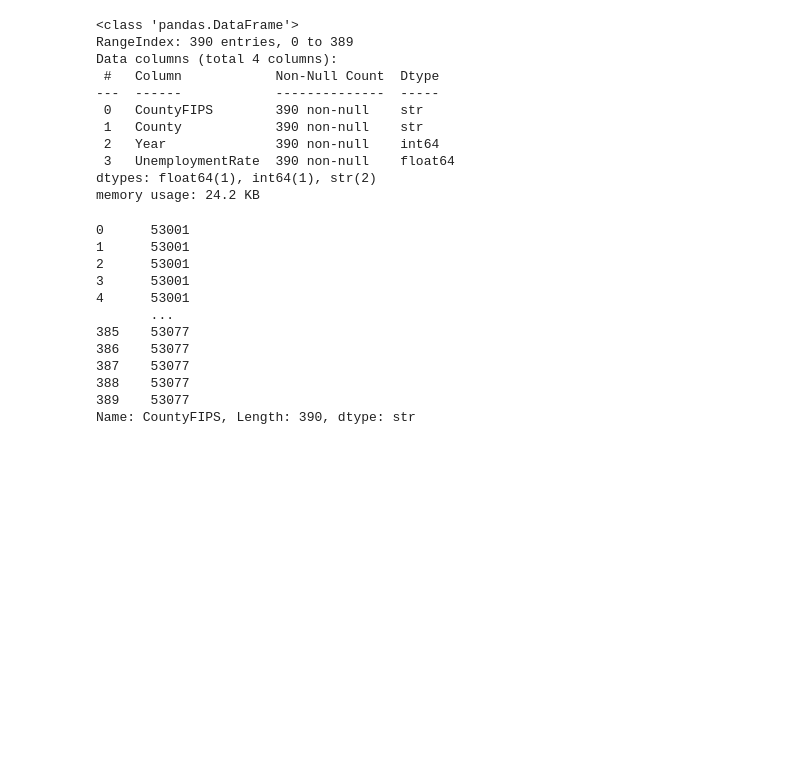
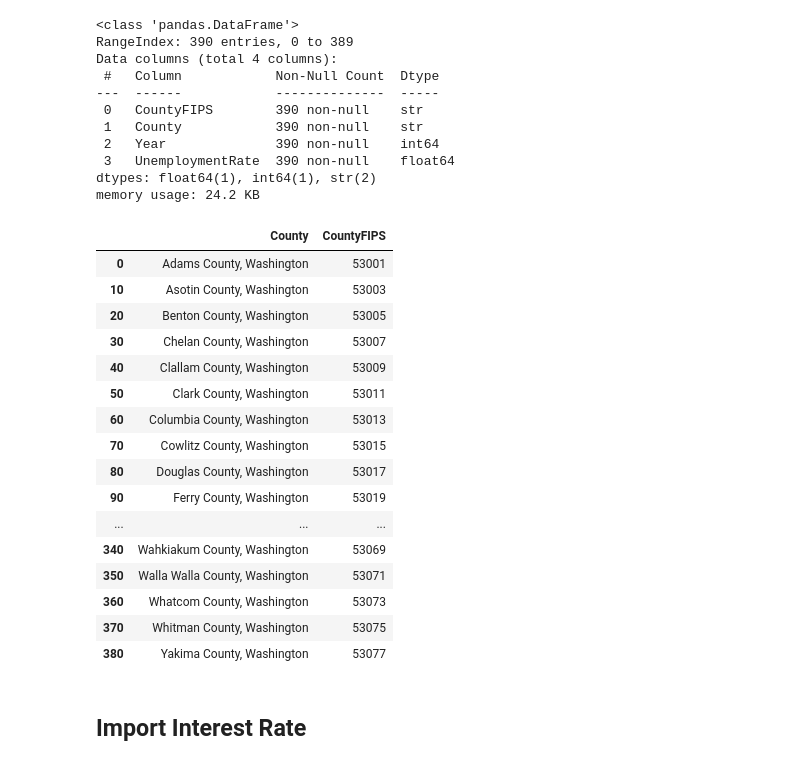
Before and after one commit to binay8/wa-housing, a Jupyter notebook: code/01_data_preparation.ipynb, the cells around one changed output. Saved outputs shown, nothing was run; the diff lists cells and outputs as text; code cells hidden in the pictures; blank space fills up the shorter version.

```diff
--- a/code/01_data_preparation.ipynb
+++ b/code/01_data_preparation.ipynb
@@ -302,17 +325,24 @@ Data columns (total 4 columns):
 dtypes: float64(1), int64(1), str(2)
 memory usage: 24.2 KB
 # %%
-unemployment_rates['CountyFIPS']
+unemployment_rates[['County','CountyFIPS']].drop_duplicates()
 # %% [output]
-0      53001
-1      53001
-2      53001
-3      53001
-4      53001
-       ...
-385    53077
-386    53077
-387    53077
-388    53077
-389    53077
-Name: CountyFIPS, Length: 390, dtype: str
+|  | County | CountyFIPS |
+| 0 | Adams County, Washington | 53001 |
+| 10 | Asotin County, Washington | 53003 |
+| 20 | Benton County, Washington | 53005 |
+| 30 | Chelan County, Washington | 53007 |
+| 40 | Clallam County, Washington | 53009 |
+| 50 | Clark County, Washington | 53011 |
+| 60 | Columbia County, Washington | 53013 |
+| 70 | Cowlitz County, Washington | 53015 |
+| 80 | Douglas County, Washington | 53017 |
+| 90 | Ferry County, Washington | 53019 |
+| ... | ... | ... |
+| 340 | Wahkiakum County, Washington | 53069 |
+| 350 | Walla Walla County, Washington | 53071 |
+| 360 | Whatcom County, Washington | 53073 |
+| 370 | Whitman County, Washington | 53075 |
+| 380 | Yakima County, Washington | 53077 |
+# %% [markdown]
+## Import Interest Rate
```
Also changed, not shown: parts of 7 cells of this notebook.
